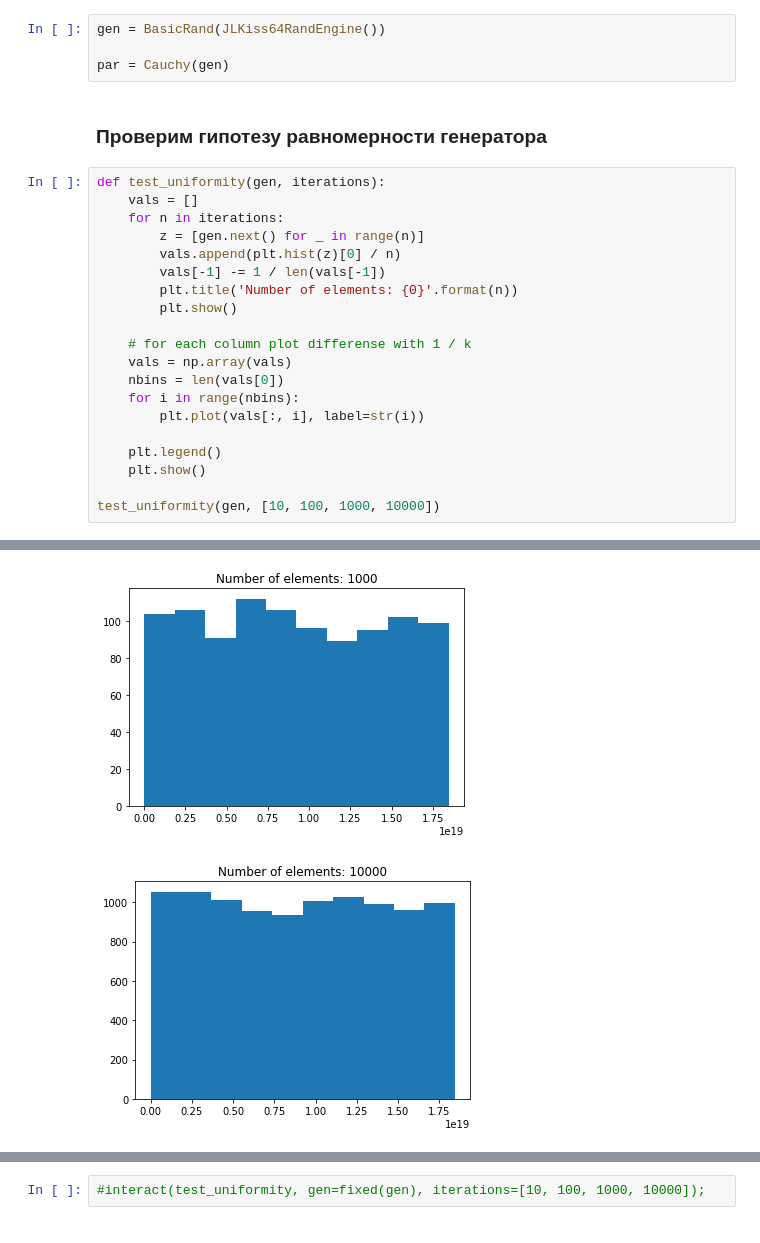
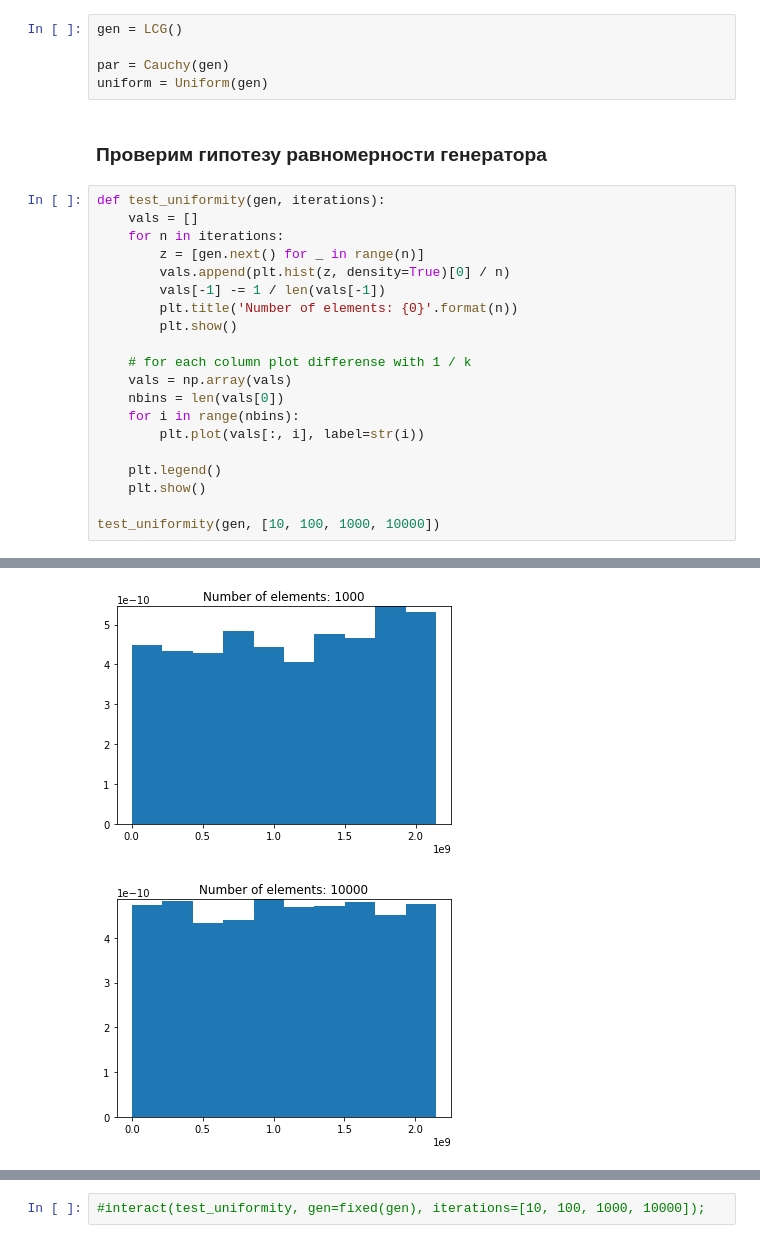
Before and after one commit to andrew-kulikov/matmod, a Jupyter notebook: src/lab1_basic_randoms.ipynb, the cells around one changed output, grey strips where cells are left out. Saved outputs shown, nothing was run; the diff lists cells and outputs as text.

```diff
--- a/src/lab1_basic_randoms.ipynb
+++ b/src/lab1_basic_randoms.ipynb
@@ -8,9 +7,10 @@ import numpy as np
 # %% [markdown]
 ### Создадим генератор случайной величины
 # %%
-gen = BasicRand(JLKiss64RandEngine())
+gen = LCG()
 
 par = Cauchy(gen)
+uniform = Uniform(gen)
 # %% [markdown]
 ### Проверим гипотезу равномерности генератора
 # %%
@@ -18,7 +18,7 @@ def test_uniformity(gen, iterations):
     vals = []
     for n in iterations:
         z = [gen.next() for _ in range(n)]
-        vals.append(plt.hist(z)[0] / n)
+        vals.append(plt.hist(z, density=True)[0] / n)
         vals[-1] -= 1 / len(vals[-1])
         plt.title('Number of elements: {0}'.format(n))
         plt.show()
@@ -39,2 +39,2 @@ test_uniformity(gen, [10, 100, 1000, 10000])
-[figure, old version]
+[figure, new version]
-[figure, old version]
+[figure, new version]
```
Also changed, not shown: parts of 4 cells of this notebook, 4 other files.
